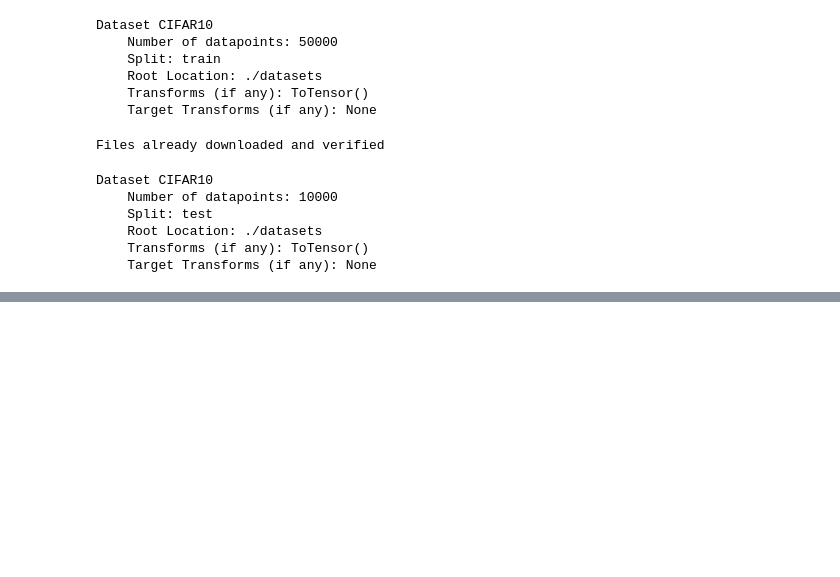
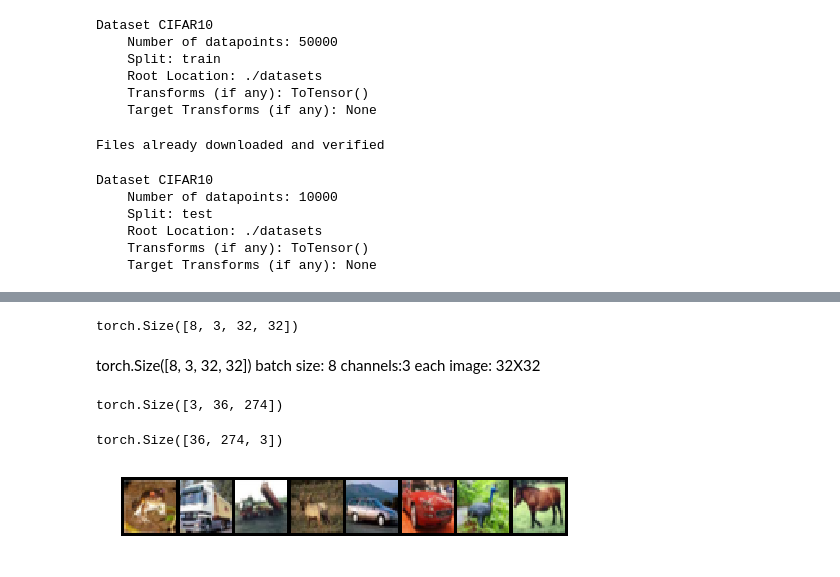
Before and after one commit to rahulsing/pytorch_demo, a Jupyter notebook: 05_CIFAR_ImageClassification.ipynb, the cells around one changed output, grey strips where cells are left out. Cells and saved outputs as stored; diff of their text form; code cells hidden in the pictures; blank space fills up the shorter version.

```diff
--- a/05_CIFAR_ImageClassification.ipynb
+++ b/05_CIFAR_ImageClassification.ipynb
@@ -26,7 +26,7 @@ Dataset CIFAR10
     Transforms (if any): ToTensor()
     Target Transforms (if any): None
 # %%
-trainloader=torch.utils.data.DataLoader(trainset,batch_size=8,shuffle=False,num_workers=2)
+trainloader=torch.utils.data.DataLoader(trainset,batch_size=8,shuffle=False,num_workers=0)
 # %%
 testset=torchvision.datasets.CIFAR10(root='./datasets',train=False,download=True,transform=transforms.ToTensor())
 # %% [output]
@@ -69,0 +52,28 @@ ConnectionResetError: [Errno 104] Connection reset by peer
+# %%
+images_batch.shape
+# %% [output]
+torch.Size([8, 3, 32, 32])
+# %% [markdown]
+torch.Size([8, 3, 32, 32])
+batch size: 8
+channels:3
+each image: 32X32
+# %%
+img=torchvision.utils.make_grid(images_batch)
+# %%
+img.shape
+#torch.Size([3, 36, 274]) [8 image] , thne number of channel, height( with padding), width
+# %% [output]
+torch.Size([3, 36, 274])
+# %%
+#in order to view this image in matplot, the channel needs to be last dimention, for this we will perfom transform on image dimention
+np.transpose(img,(1,2,0)).shape
+# torch.Size([36, 274, 3])
+# %% [output]
+torch.Size([36, 274, 3])
+# %%
+plt.imshow(np.transpose(img,(1,2,0)))
+plt.axis('off')
+plt.show()
+# %% [output]
+[figure, added]
```
Also changed, not shown: parts of 9 cells of this notebook.
